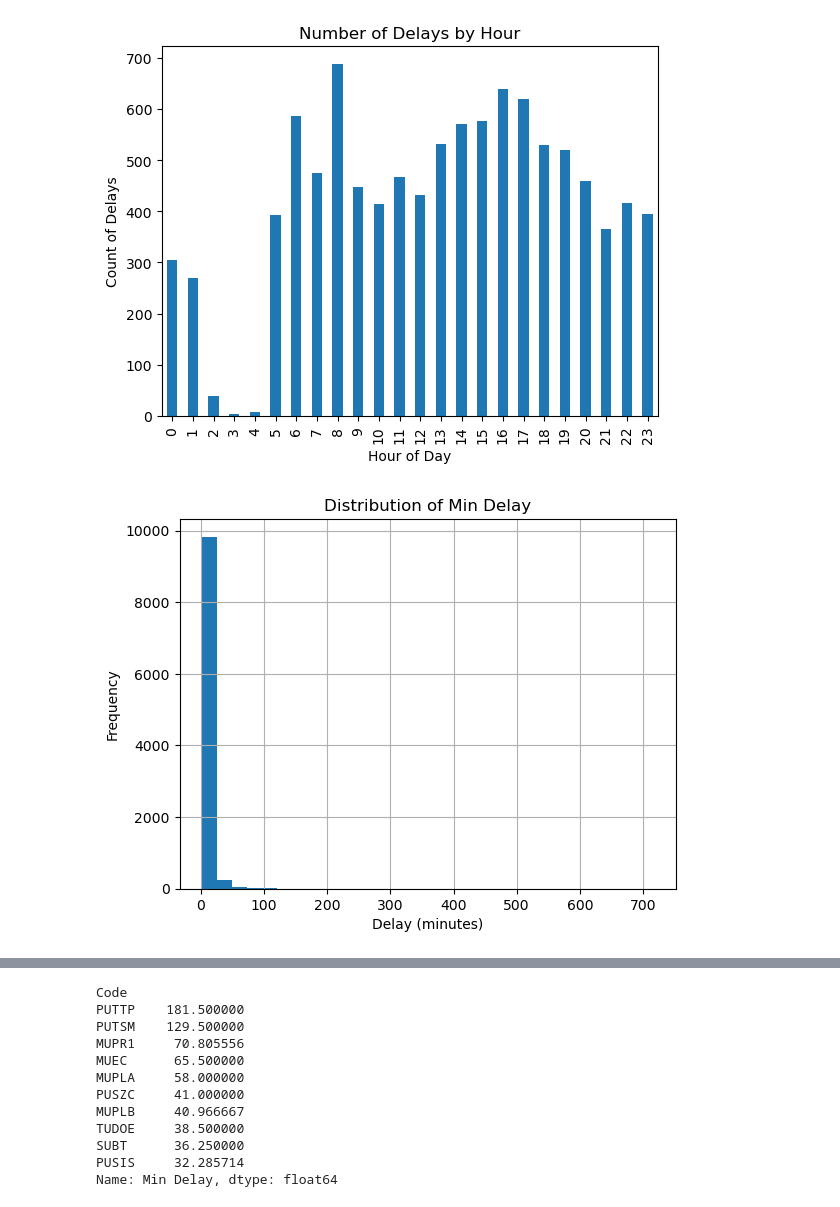
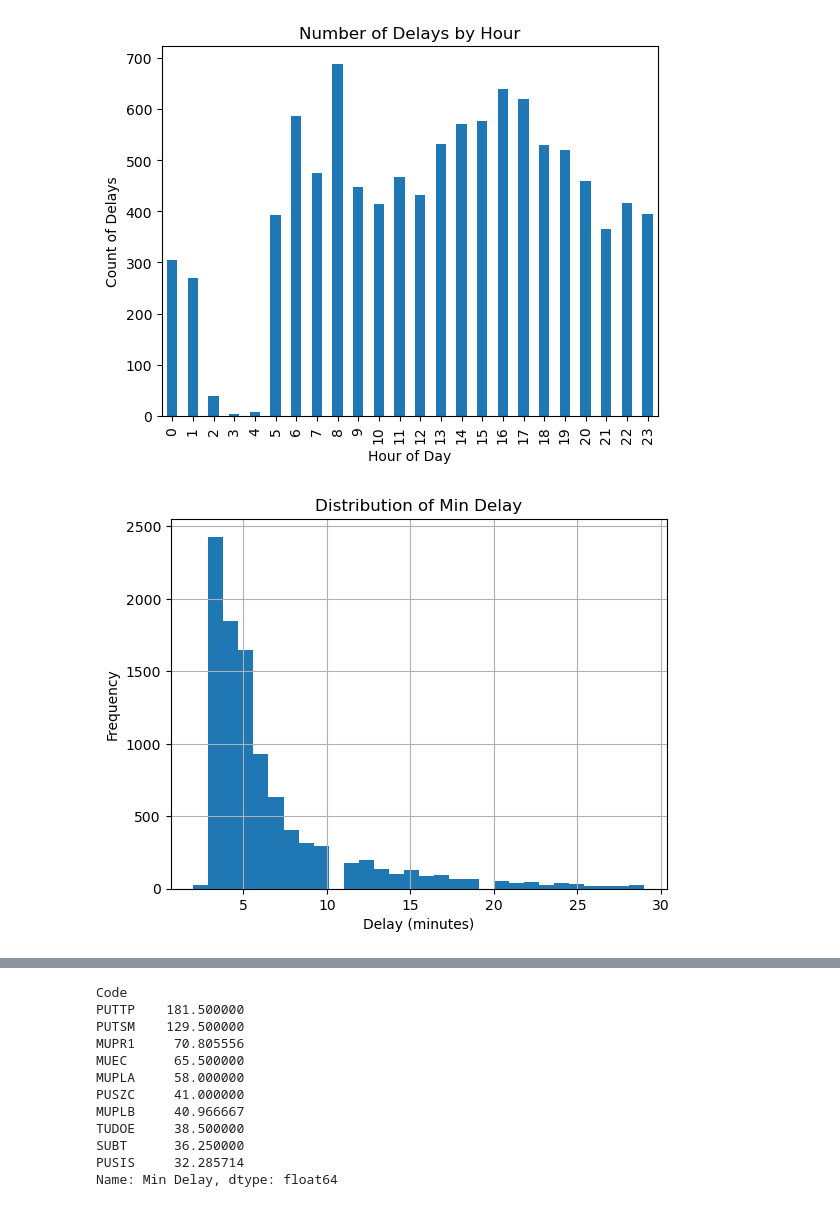
Before and after one commit to jcpeinado/Team_Project-TTC_Delays, a Jupyter notebook: 02_data_processing/01_exploratory_data_analysis.ipynb, the cells around one changed output, grey strips where cells are left out. Saved outputs shown, nothing was run; the diff lists cells and outputs as text; code cells hidden in the pictures.

```diff
--- a/02_data_processing/01_exploratory_data_analysis.ipynb
+++ b/02_data_processing/01_exploratory_data_analysis.ipynb
@@ -385,12 +323,12 @@ plt.show()
 # %% [output]
 [figure]
 # %%
-delay_filtered = df_delay[df_delay['Min Delay']<750]
+delay_filtered = df_delay[df_delay['Min Delay']<30]
 plt.figure()
 delay_filtered["Min Delay"].hist(bins=30)
 plt.title("Distribution of Min Delay")
 plt.xlabel("Delay (minutes)")
 plt.ylabel("Frequency")
 plt.show()
 # %% [output]
-[figure, old version]
+[figure, new version]
```
Also changed, not shown: parts of 18 cells of this notebook, 12 other files.
